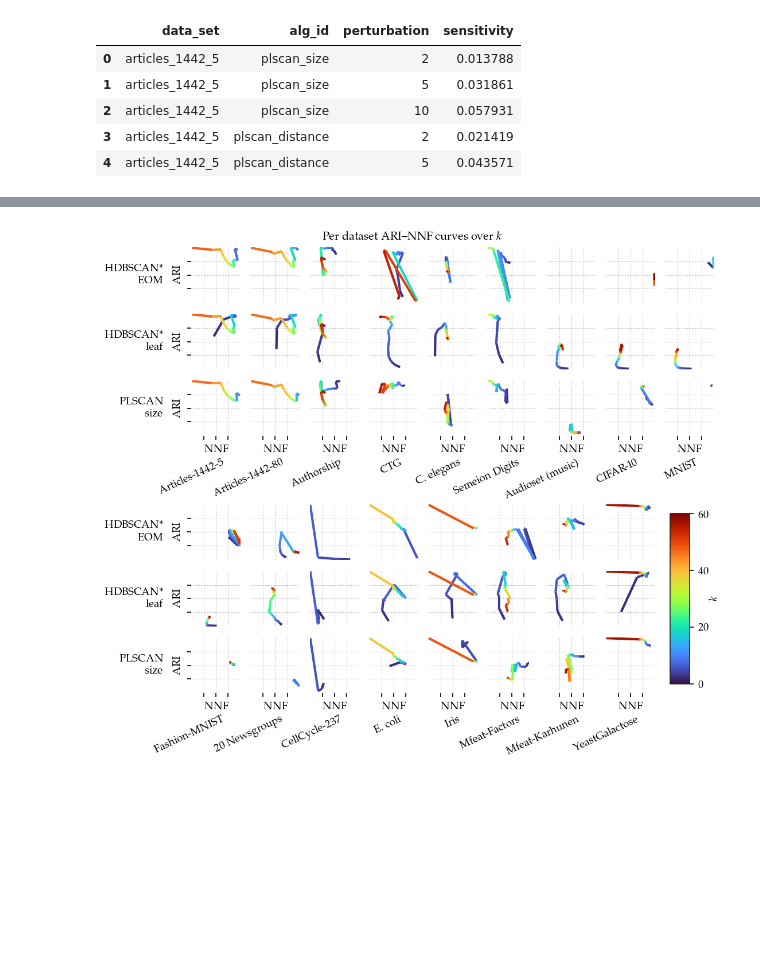
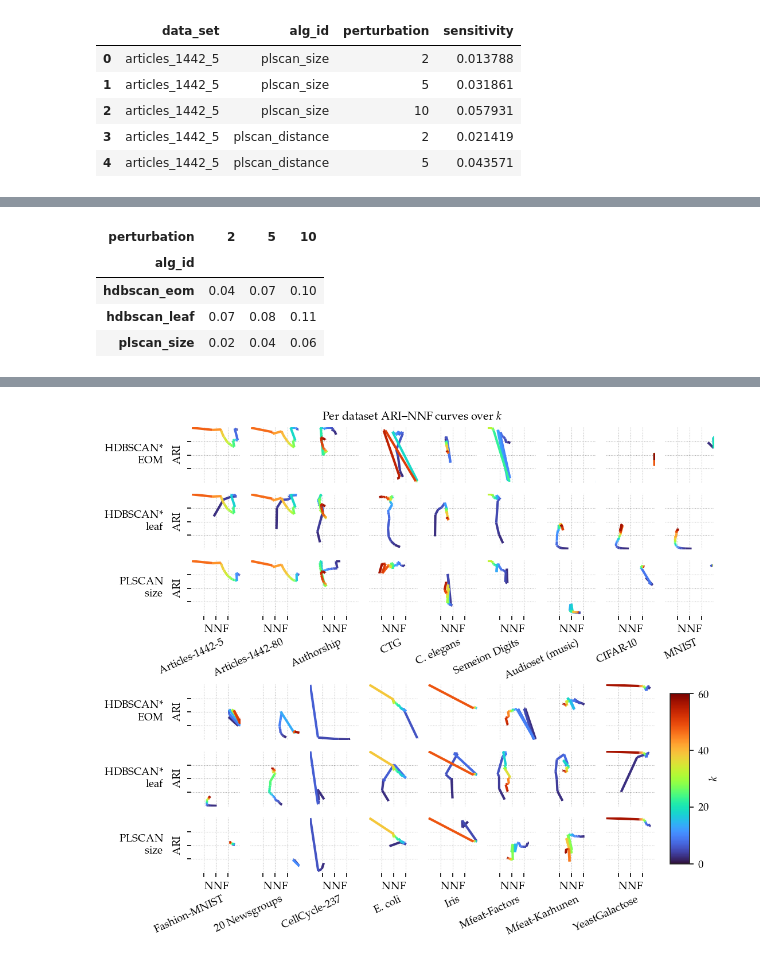
Before and after one commit to JelmerBot/fast_plscan, a Jupyter notebook: docs/_paper_figures.ipynb, the cells around one changed output, grey strips where cells are left out. Saved outputs shown, nothing was run; the diff lists cells and outputs as text; code cells hidden in the pictures; blank space fills up the shorter version.

```diff
--- a/docs/_paper_figures.ipynb
+++ b/docs/_paper_figures.ipynb
@@ -743,3 +757,17 @@ plt.show()
+# %%
+(
+    sub_df.drop(columns=["data_set"])
+    .query("alg_id in @alg_ids")
+    .groupby("alg_id")
+    .agg(np.median)
+    .round(2)
+)
+# %% [output]
+| perturbation | 2 | 5 | 10 |
+| alg_id |  |  |  |
+| hdbscan_eom | 0.04 | 0.07 | 0.10 |
+| hdbscan_leaf | 0.07 | 0.08 | 0.11 |
+| plscan_size | 0.02 | 0.04 | 0.06 |
 # %%
 fig = sized_fig(1, 0.75)
 
```
Also changed, not shown: parts of 4 cells of this notebook, 3 other files.
